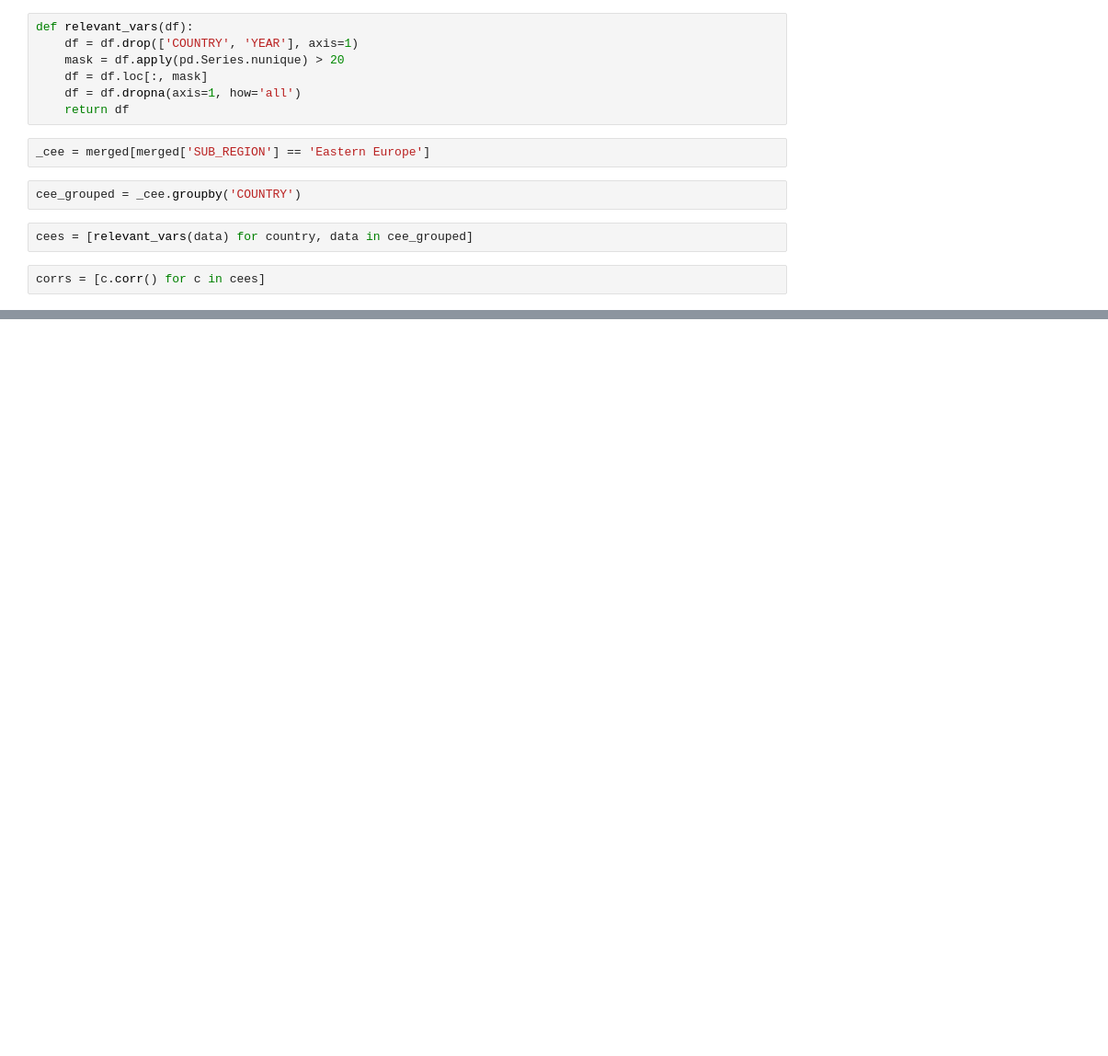
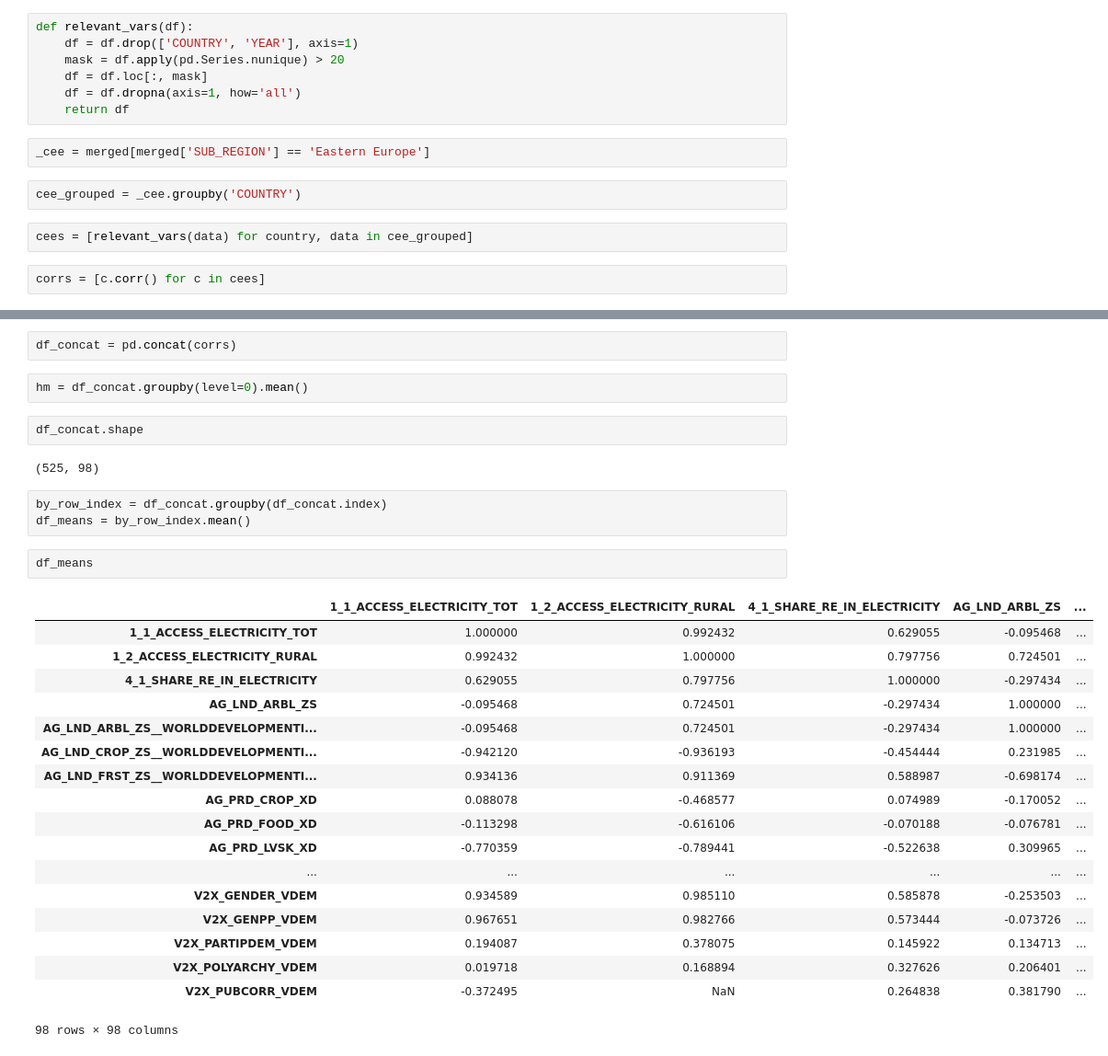
Before and after one commit to MichalMilkowski1989/Datathon-Vienna-2018, a Jupyter notebook: OpenGovData/Teams/PyTeam/hungary.ipynb, the cells around one changed output, grey strips where cells are left out. Shown at 92% size. Saved outputs shown, nothing was run; the diff lists cells and outputs as text; blank space fills up the shorter version.

```diff
--- a/OpenGovData/Teams/PyTeam/hungary.ipynb
+++ b/OpenGovData/Teams/PyTeam/hungary.ipynb
@@ -285,0 +298,32 @@ ex.mean(axis=0)
+# %%
+df_concat = pd.concat(corrs)
+# %%
+hm = df_concat.groupby(level=0).mean()
+# %%
+df_concat.shape
+# %% [output]
+(525, 98)
+# %%
+by_row_index = df_concat.groupby(df_concat.index)
+df_means = by_row_index.mean()
+# %%
+df_means
+# %% [output]
+|  | 1_1_ACCESS_ELECTRICITY_TOT | 1_2_ACCESS_ELECTRICITY_RURAL | 4_1_SHARE_RE_IN_ELECTRICITY | AG_LND_ARBL_ZS | ... |
+| 1_1_ACCESS_ELECTRICITY_TOT | 1.000000 | 0.992432 | 0.629055 | -0.095468 | ... |
+| 1_2_ACCESS_ELECTRICITY_RURAL | 0.992432 | 1.000000 | 0.797756 | 0.724501 | ... |
+| 4_1_SHARE_RE_IN_ELECTRICITY | 0.629055 | 0.797756 | 1.000000 | -0.297434 | ... |
+| AG_LND_ARBL_ZS | -0.095468 | 0.724501 | -0.297434 | 1.000000 | ... |
+| AG_LND_ARBL_ZS__WORLDDEVELOPMENTI... | -0.095468 | 0.724501 | -0.297434 | 1.000000 | ... |
+| AG_LND_CROP_ZS__WORLDDEVELOPMENTI... | -0.942120 | -0.936193 | -0.454444 | 0.231985 | ... |
+| AG_LND_FRST_ZS__WORLDDEVELOPMENTI... | 0.934136 | 0.911369 | 0.588987 | -0.698174 | ... |
+| AG_PRD_CROP_XD | 0.088078 | -0.468577 | 0.074989 | -0.170052 | ... |
+| AG_PRD_FOOD_XD | -0.113298 | -0.616106 | -0.070188 | -0.076781 | ... |
+| AG_PRD_LVSK_XD | -0.770359 | -0.789441 | -0.522638 | 0.309965 | ... |
+| ... | ... | ... | ... | ... | ... |
+| V2X_GENDER_VDEM | 0.934589 | 0.985110 | 0.585878 | -0.253503 | ... |
+| V2X_GENPP_VDEM | 0.967651 | 0.982766 | 0.573444 | -0.073726 | ... |
+| V2X_PARTIPDEM_VDEM | 0.194087 | 0.378075 | 0.145922 | 0.134713 | ... |
+| V2X_POLYARCHY_VDEM | 0.019718 | 0.168894 | 0.327626 | 0.206401 | ... |
+| V2X_PUBCORR_VDEM | -0.372495 | NaN | 0.264838 | 0.381790 | ... |
+98 rows × 98 columns
```
Also changed, not shown: parts of 18 cells of this notebook.
